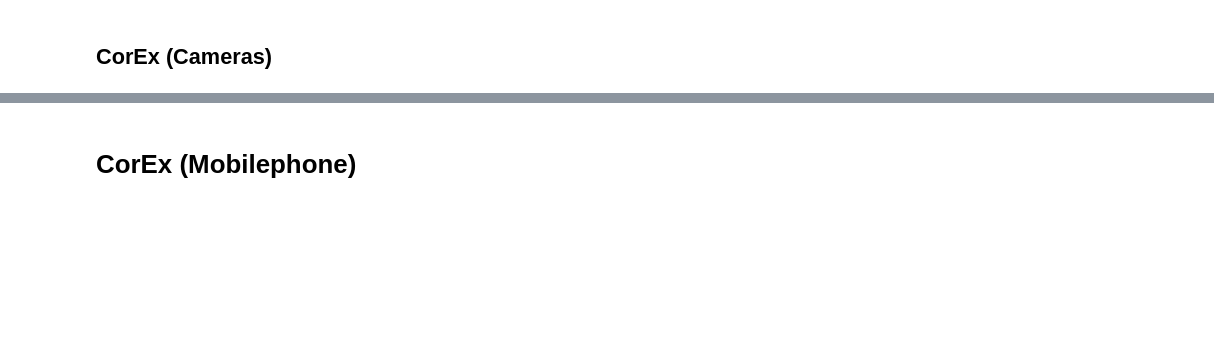
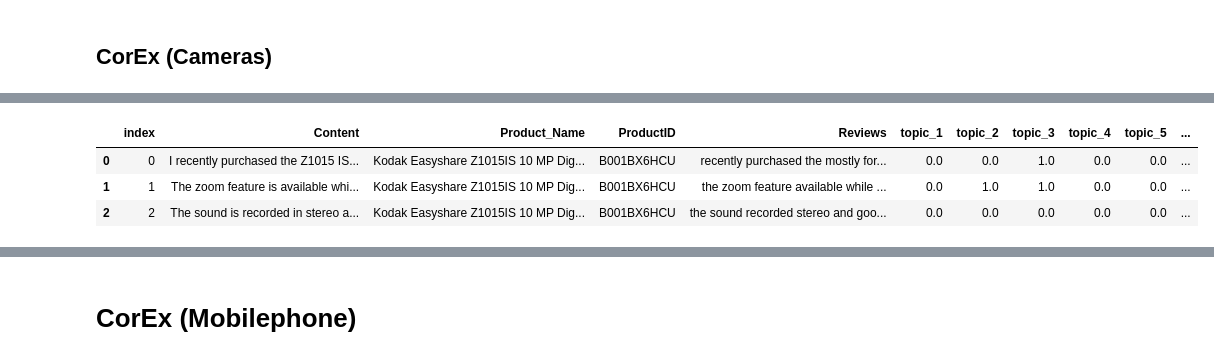
Before and after one commit to CJianYu98/Amazon_Reviews_Analysis, a Jupyter notebook: final_1.ipynb, the cells around one changed output, grey strips where cells are left out. Saved outputs shown, nothing was run; the diff lists cells and outputs as text; code cells hidden in the pictures; blank space fills up the shorter version.

```diff
--- a/final_1.ipynb
+++ b/final_1.ipynb
@@ -659,3 +703,8 @@ plot_corex_total_correlation(model=anchored_topic_model)
 # %%
-dominant_topics = corex_label_topics(df=df, model=anchored_topic_model, vecs=vecs, no_topics=13)
-dominant_topics.head(3)
+dominant_topics_cam = corex_label_topics(df=sent_df_cameras, model=anchored_topic_model_cam, vecs=vecs_cam, no_topics=13)
+dominant_topics_cam.head(3)
+# %% [output]
+|  | index | Content | Product_Name | ProductID | Reviews | topic_1 | topic_2 | topic_3 | topic_4 | topic_5 | ... |
+| 0 | 0 | I recently purchased the Z1015 IS... | Kodak Easyshare Z1015IS 10 MP Dig... | B001BX6HCU | recently purchased the mostly for... | 0.0 | 0.0 | 1.0 | 0.0 | 0.0 | ... |
+| 1 | 1 | The zoom feature is available whi... | Kodak Easyshare Z1015IS 10 MP Dig... | B001BX6HCU | the zoom feature available while ... | 0.0 | 1.0 | 1.0 | 0.0 | 0.0 | ... |
+| 2 | 2 | The sound is recorded in stereo a... | Kodak Easyshare Z1015IS 10 MP Dig... | B001BX6HCU | the sound recorded stereo and goo... | 0.0 | 0.0 | 0.0 | 0.0 | 0.0 | ... |
```
Also changed, not shown: parts of 25 cells of this notebook.
